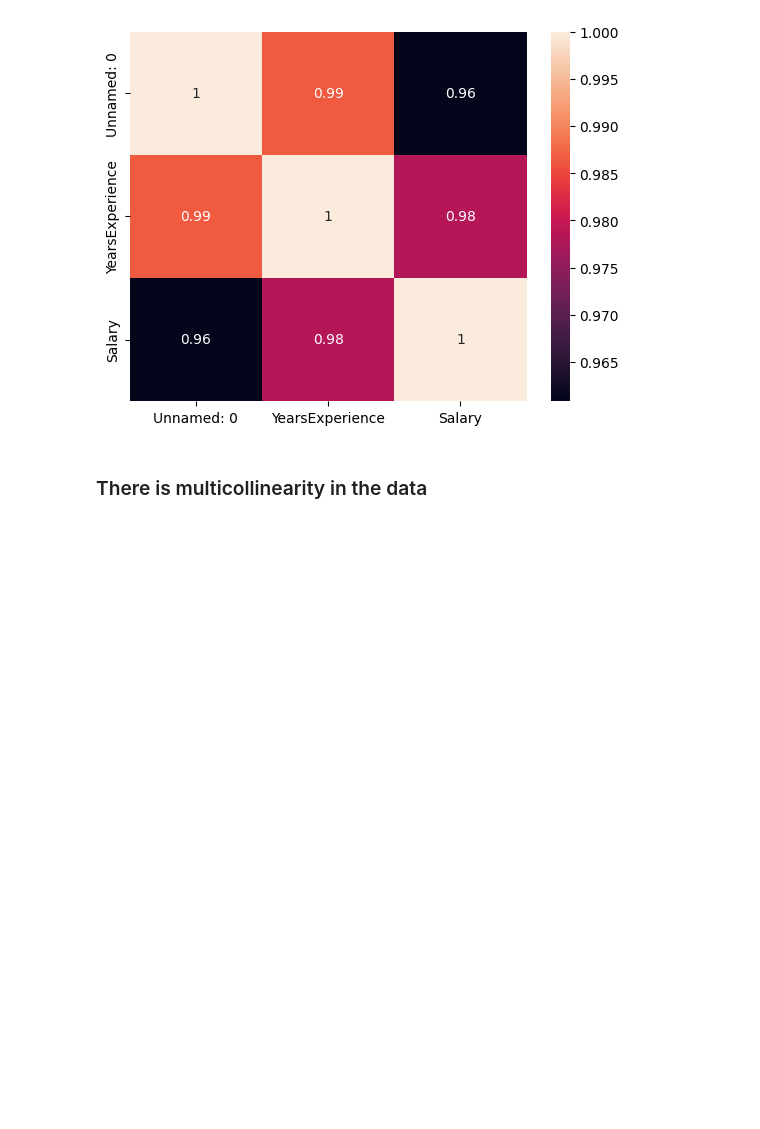
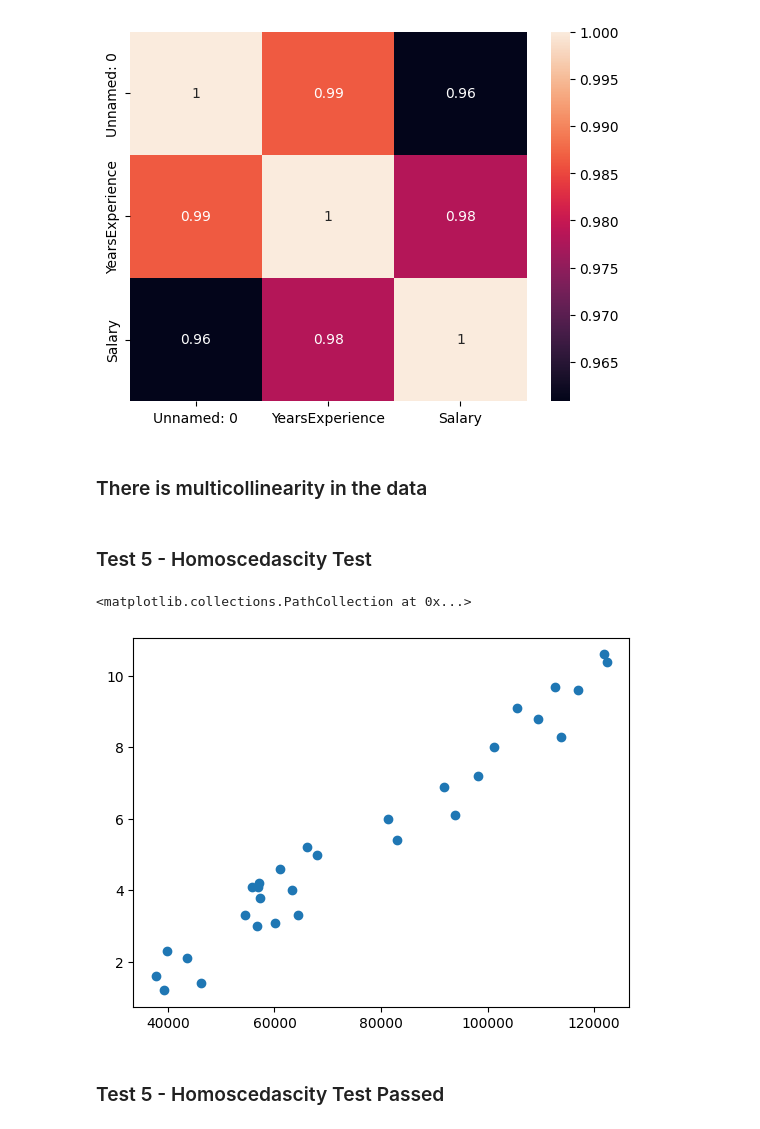
Before and after one commit to Vignesh-H-Space/Learning, a Jupyter notebook: ProITBridge/Machine Learning/01_Practice_Linear Regression/Salary_Prediction.ipynb, the cells around one changed output. Drawn from its saved outputs; the diff is of its cells as text; code cells hidden in the pictures; blank space fills up the shorter version.

Commit message:
Homoscedascity Test

```diff
--- a/ProITBridge/Machine Learning/01_Practice_Linear Regression/Salary_Prediction.ipynb
+++ b/ProITBridge/Machine Learning/01_Practice_Linear Regression/Salary_Prediction.ipynb
@@ -106,3 +106,12 @@ sns.heatmap(corr_matrix,annot=True)
 [figure]
 # %% [markdown]
 ### There is multicollinearity in the data
+# %% [markdown]
+### Test 5 - Homoscedascity Test
+# %%
+plt.scatter(data= salary_data, x = "Salary", y = "YearsExperience")
+# %% [output]
+<matplotlib.collections.PathCollection at 0x...>
+[figure, added]
+# %% [markdown]
+### Test 5 - Homoscedascity Test Passed
```
